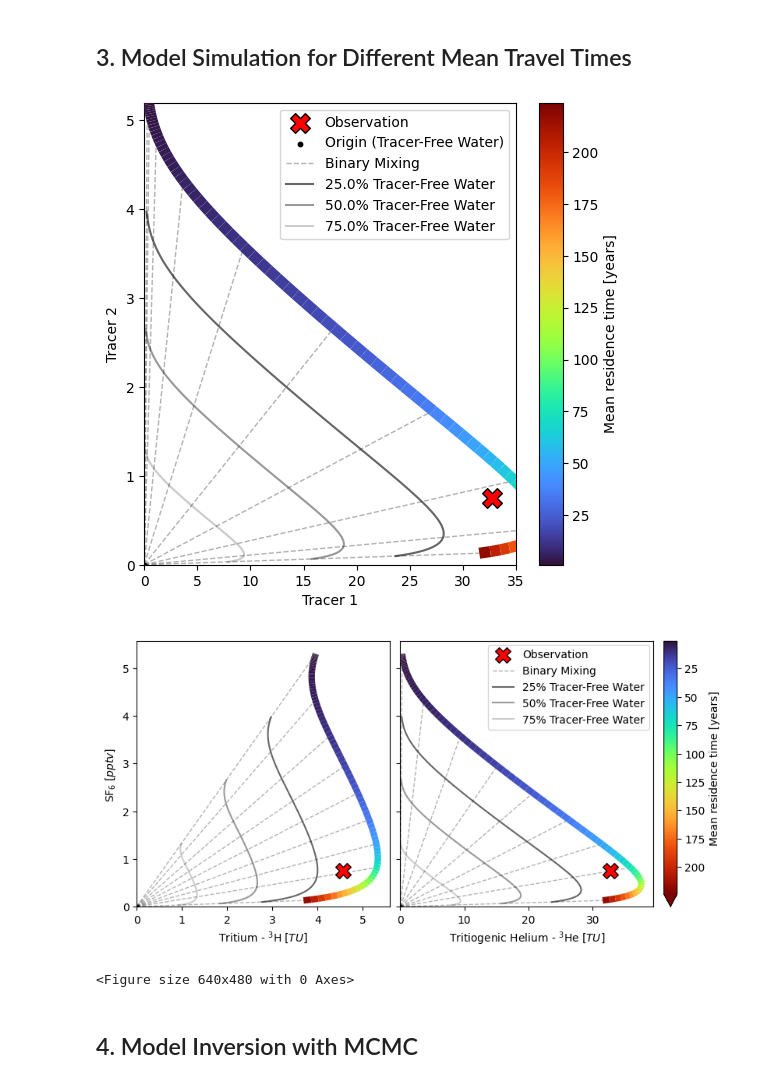
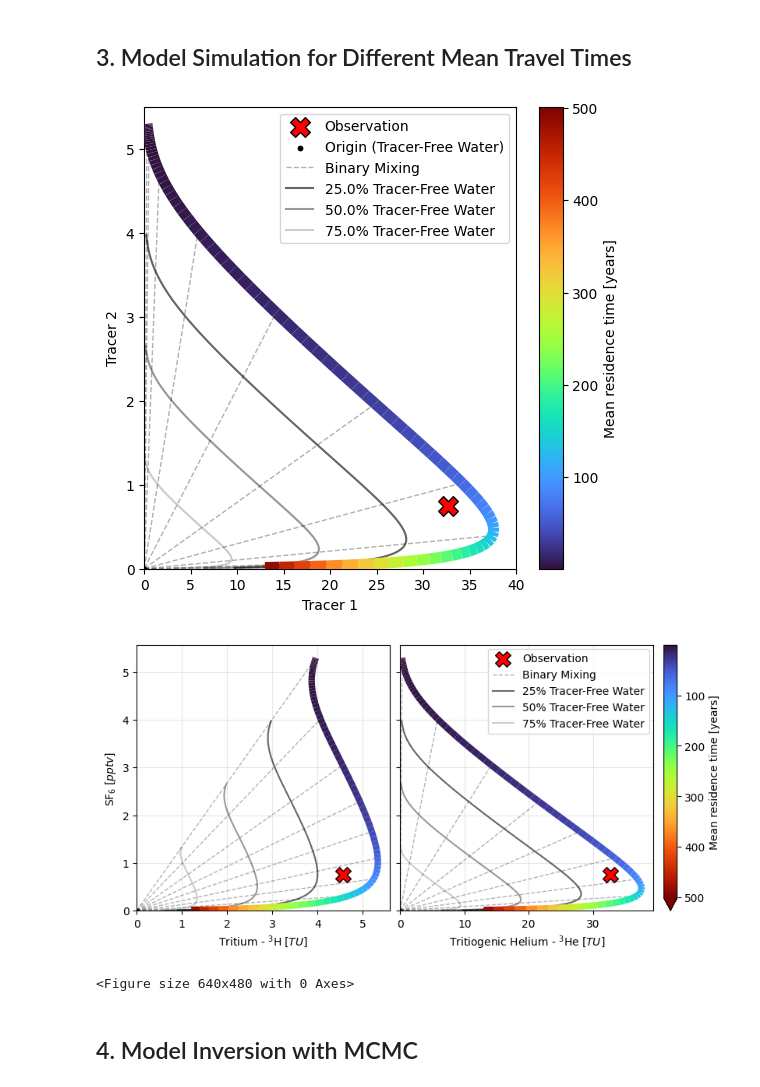
Before and after one commit to iGW-TU-Dresden/PyTracerLab, a Jupyter notebook: docs/examples/example_08.ipynb, the cells around one changed output. Drawn from its saved outputs; the diff is of its cells as text; code cells hidden in the pictures.

```diff
--- a/docs/examples/example_08.ipynb
+++ b/docs/examples/example_08.ipynb
@@ -117,7 +117,7 @@ dm_dp_init = 0.8
 m.add_unit(
     ism.DMUnit(mtt=dm_mtt_init, DP=dm_dp_init),
     fraction=1.,
-    bounds=[(1.0, 100.), (0.1, 2.0)],
+    bounds=[(1.0, 1000.), (0.01, 10.0)],
     prefix="dm"
 )
 # %% [markdown]
@@ -127,6 +127,7 @@ m.add_unit(
 # mtt_range = np.linspace(1, 250, 150)
 # mtt_range = np.arange(1., 250., 10)
 mtt_range = np.logspace(0., 2.35, 91)
+mtt_range = np.logspace(0., 2.7, 91)
 
 # Create empty array of results
 results = np.zeros((3, len(mtt_range), len(input_series)))
@@ -213,36 +214,36 @@ for i in points_idx:
         [0., results[tracer1_col, i, obs_indices[idx_select]]],
         [0., results[tracer2_col, i, obs_indices[idx_select]]],
         c="k",
         lw=1.,
         alpha=0.3,
         ls="--",
         label=label
     )
 
 # plot path between points representing the different mean travel times but multiplied by a range of dilution factors
 percent_tracer_free = [.75, .5, .25]
 for p in percent_tracer_free:
     ax.plot(
         x * p,
         y * p,
         c="k",
         lw=1.5,
         alpha=0.8 * p,
         label=f"{(1-p)*100}% Tracer-Free Water"
     )
 
-ax.set_xlim(0., 35.)
-ax.set_ylim(0., 5.2)
+ax.set_xlim(0., 40.)
+ax.set_ylim(0., 5.5)
 
 plt.colorbar(lc, ax=ax, label="Mean residence time [years]")
 ax.set_xlabel("Tracer 1")
 ax.set_ylabel("Tracer 2")
 ax.legend()
 ax.set_title(f"Date of Observation: {timestamps[obs_indices[idx_select]].date()}")
 ax.set_title("")
 plt.show()
 # %% [output]
-[figure, old version]
+[figure, new version]
 # %%
 def add_mtt_colored_line_plot(
     ax,
@@ -386,13 +387,15 @@ fig.legend(handles, labels, loc=(.62, .7), ncol=1, frameon=True)
 
 axs[0].set_xlabel(r"Tritium - $ ^3\mathrm{H} \; [TU] $")
 axs[0].set_ylabel(r"$ \mathrm{SF}_6 \; [pptv] $")
+axs[0].grid(True, alpha=0.3)
 axs[1].set_xlabel(r"Tritiogenic Helium - $ ^3\mathrm{He} \; [TU] $")
+axs[1].grid(True, alpha=0.3)
 
 plt.show()
 
 plt.savefig("tracer_tracer_plots_benchmark.png", dpi=600)
 # %% [output]
-[figure, old version]
+[figure, new version]
 <Figure size 640x480 with 0 Axes>
 # %% [markdown]
 ## 4. Model Inversion with MCMC
```
Also changed, not shown: parts of 6 cells of this notebook, 6 other files.
